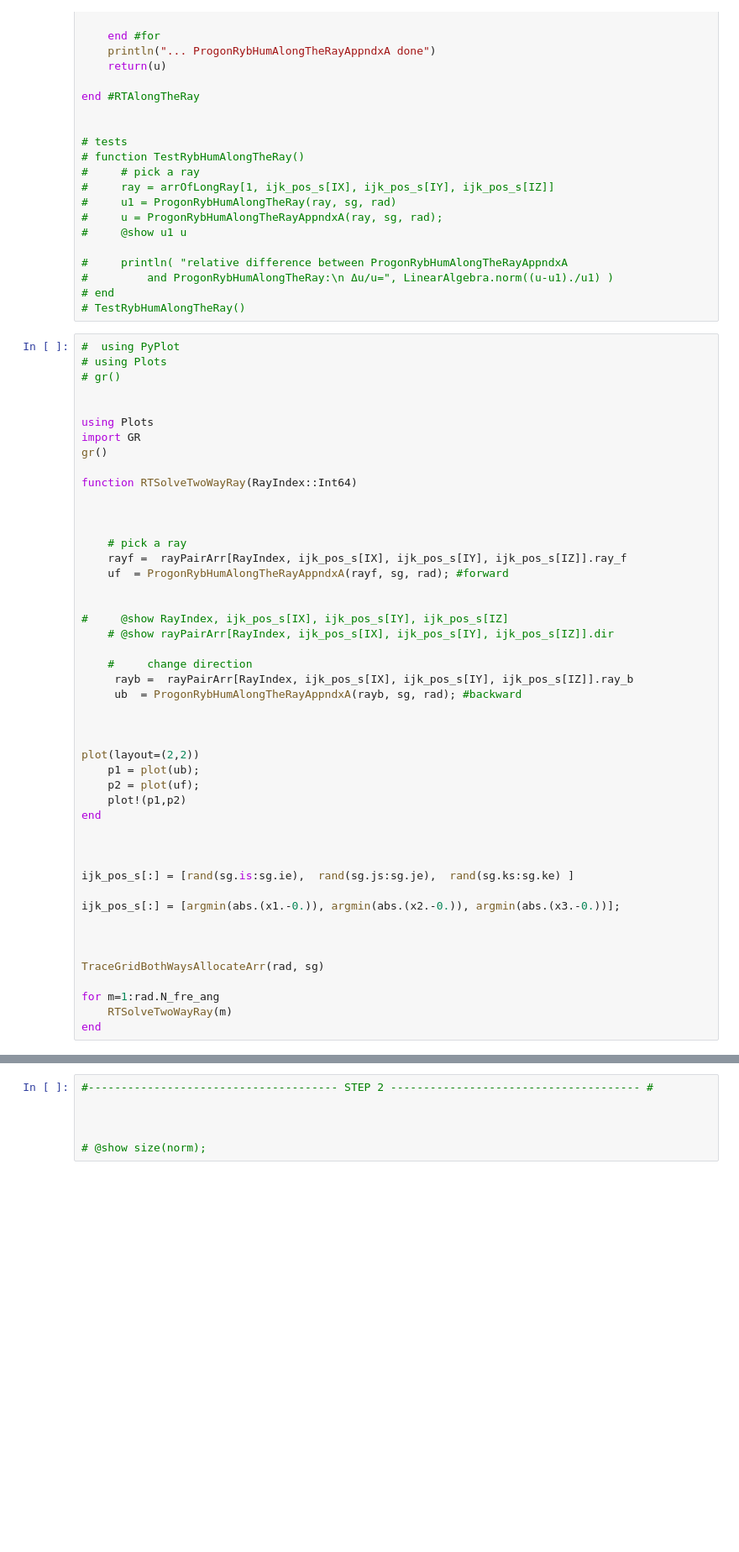
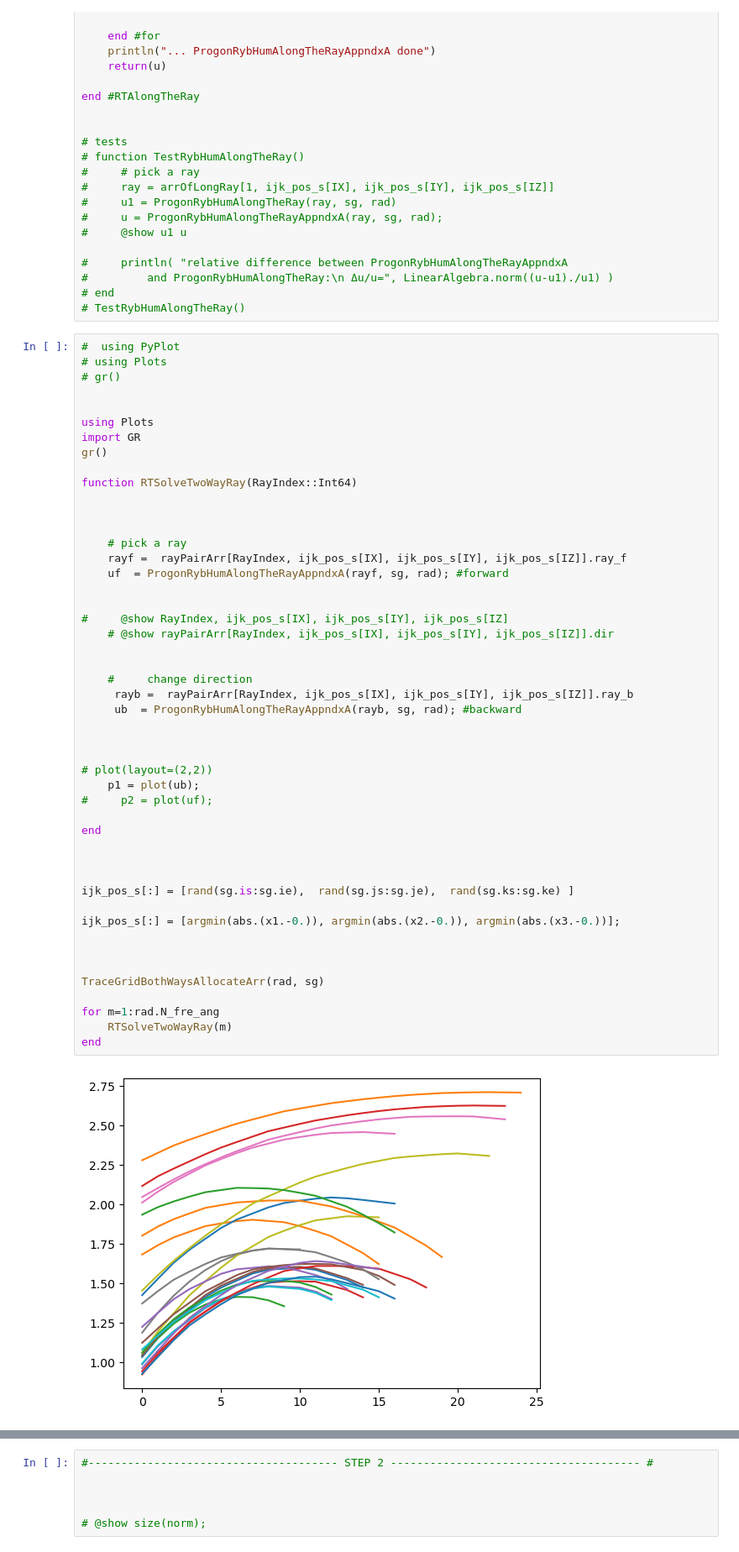
Before and after one commit to AntoXa1/FotriSolv3D, a Jupyter notebook: JL/fotrie2.ipynb, the cells around one changed output, grey strips where cells are left out. Shown at 84% size. Saved outputs shown, nothing was run; the diff lists cells and outputs as text; blank space fills up the shorter version.

```diff
--- a/JL/fotrie2.ipynb
+++ b/JL/fotrie2.ipynb
@@ -781,35 +781,37 @@ function RTSolveTwoWayRay(RayIndex::Int64)
     rayf =  rayPairArr[RayIndex, ijk_pos_s[IX], ijk_pos_s[IY], ijk_pos_s[IZ]].ray_f
     uf  = ProgonRybHumAlongTheRayAppndxA(rayf, sg, rad); #forward
 
 
 #     @show RayIndex, ijk_pos_s[IX], ijk_pos_s[IY], ijk_pos_s[IZ]
     # @show rayPairArr[RayIndex, ijk_pos_s[IX], ijk_pos_s[IY], ijk_pos_s[IZ]].dir
 
+
     #     change direction
      rayb =  rayPairArr[RayIndex, ijk_pos_s[IX], ijk_pos_s[IY], ijk_pos_s[IZ]].ray_b
      ub  = ProgonRybHumAlongTheRayAppndxA(rayb, sg, rad); #backward
 
 
 
-plot(layout=(2,2))
+# plot(layout=(2,2))
     p1 = plot(ub);
-    p2 = plot(uf);
-    plot!(p1,p2)
+#     p2 = plot(uf);
+
 end
 
 
 
 ijk_pos_s[:] = [rand(sg.is:sg.ie),  rand(sg.js:sg.je),  rand(sg.ks:sg.ke) ]
 
 ijk_pos_s[:] = [argmin(abs.(x1.-0.)), argmin(abs.(x2.-0.)), argmin(abs.(x3.-0.))];
 
 
 
 TraceGridBothWaysAllocateArr(rad, sg)
 
 for m=1:rad.N_fre_ang
     RTSolveTwoWayRay(m)
 end
 # %% [output]
+[figure, added]
 ... ProgonRybHumAlongTheRayAppndxA done
 ... ProgonRybHumAlongTheRayAppndxA done
```
Also changed, not shown: parts of 4 cells of this notebook.
